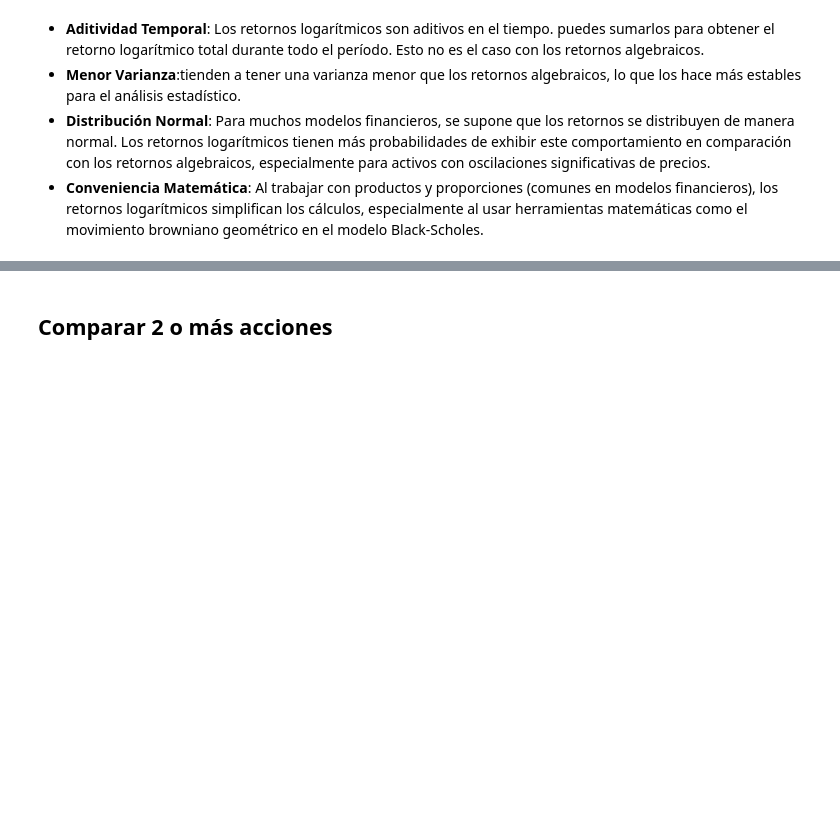
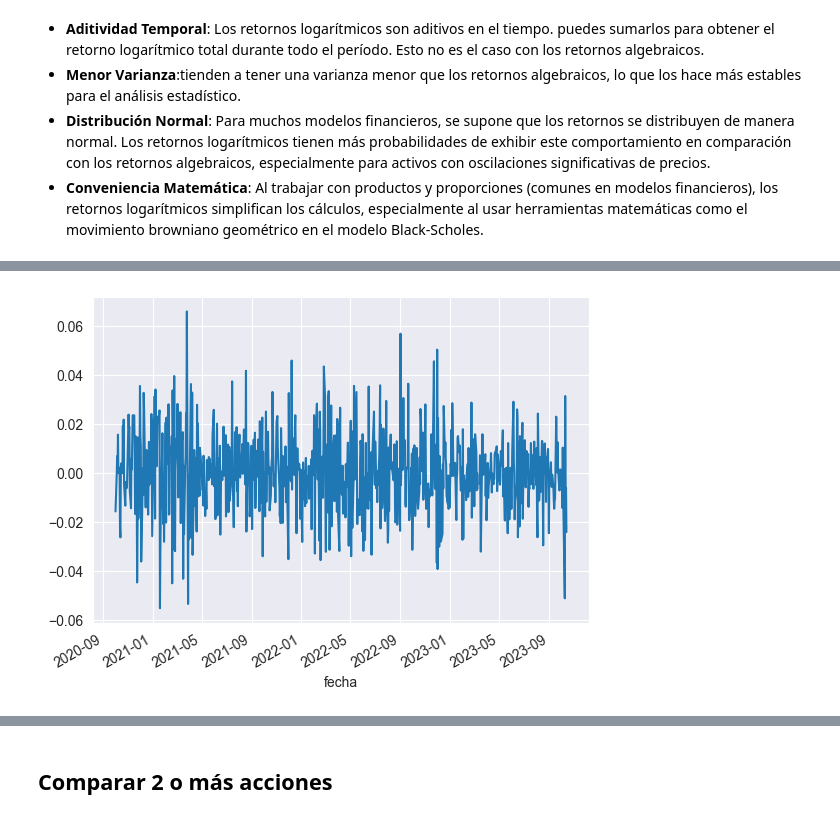
Before and after one commit to carlosdeoncedos/CienciaDatosFinanzas2023_09_lunes, a Jupyter notebook: Sesion_6.ipynb, the cells around one changed output, grey strips where cells are left out. Drawn from its saved outputs; the diff is of its cells as text; code cells hidden in the pictures; blank space fills up the shorter version.

```diff
--- a/Sesion_6.ipynb
+++ b/Sesion_6.ipynb
@@ -246,3 +246,6 @@ hf.precios('walmex.mx', '2020-10-01', '2023-10-16')
 ## Función `precios`
 # %% [markdown]
 ## Guardar función en nuestra librería y recargarlas en automático:
+# %%
+df = hf.precios('walmex.mx', '2020-10-01', '2023-10-16')
+df
@@ -257,0 +286,6 @@ hf.precios('walmex.mx', '2020-10-01', '2023-10-16')
+# %%
+df['ret'] = np.log(df['cierre_ajustado']/df['cierre_ajustado'].shift(1))
+# %%
+df['ret'].plot();
+# %% [output]
+[figure, added]
```
Also changed, not shown: parts of 39 cells of this notebook.
